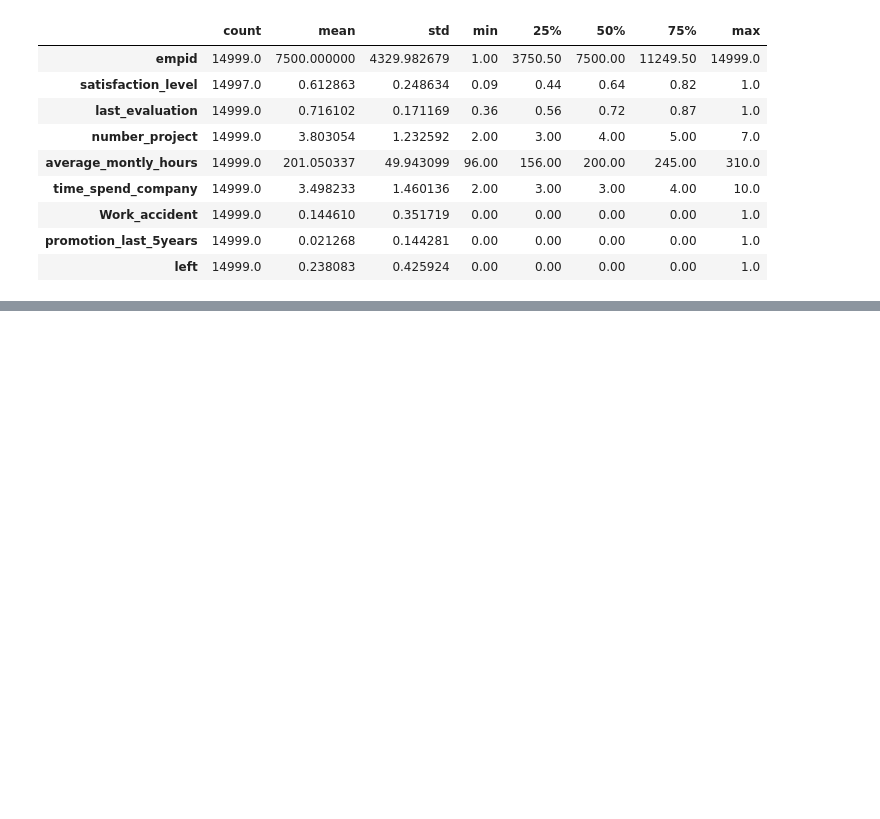
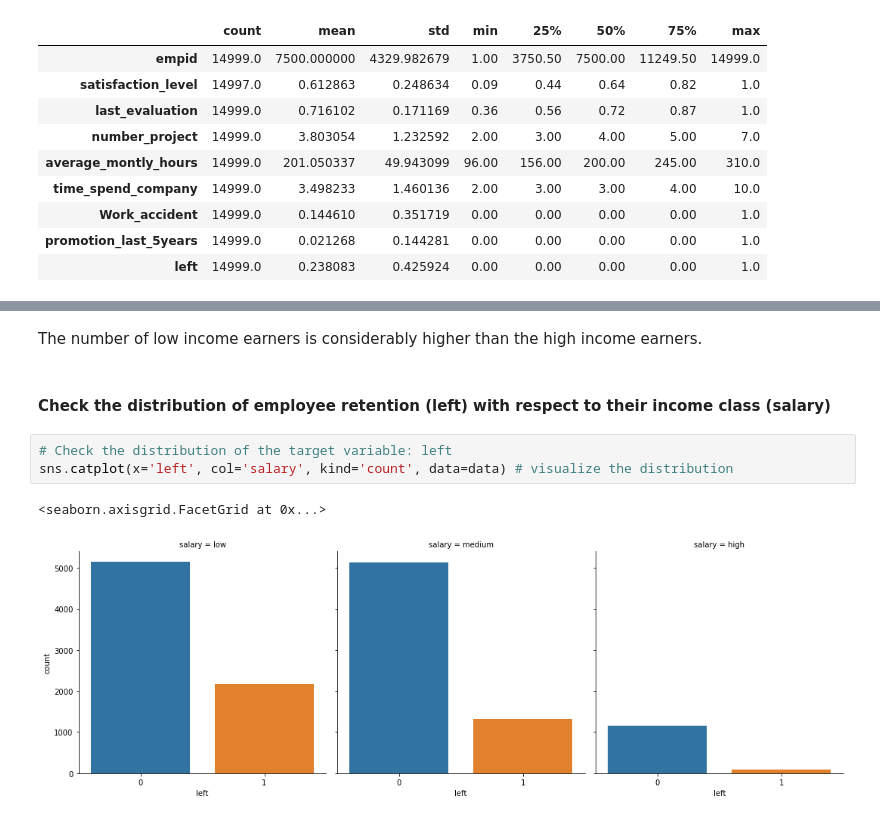
Before and after one commit to hanuel-89/employee_churn, a Jupyter notebook: exploratory_analysis.ipynb, the cells around one changed output, grey strips where cells are left out. Saved outputs shown, nothing was run; the diff lists cells and outputs as text; blank space fills up the shorter version.

```diff
--- a/exploratory_analysis.ipynb
+++ b/exploratory_analysis.ipynb
@@ -56,0 +121,10 @@ data.describe().T
+# %% [markdown]
+The number of low income earners is considerably higher than the high income earners.
+# %% [markdown]
+#### Check the distribution of employee retention (left) with respect to their income class (salary)
+# %%
+# Check the distribution of the target variable: left
+sns.catplot(x='left', col='salary', kind='count', data=data) # visualize the distribution
+# %% [output]
+<seaborn.axisgrid.FacetGrid at 0x...>
+[figure, added]
```
Also changed, not shown: parts of 40 cells of this notebook.
